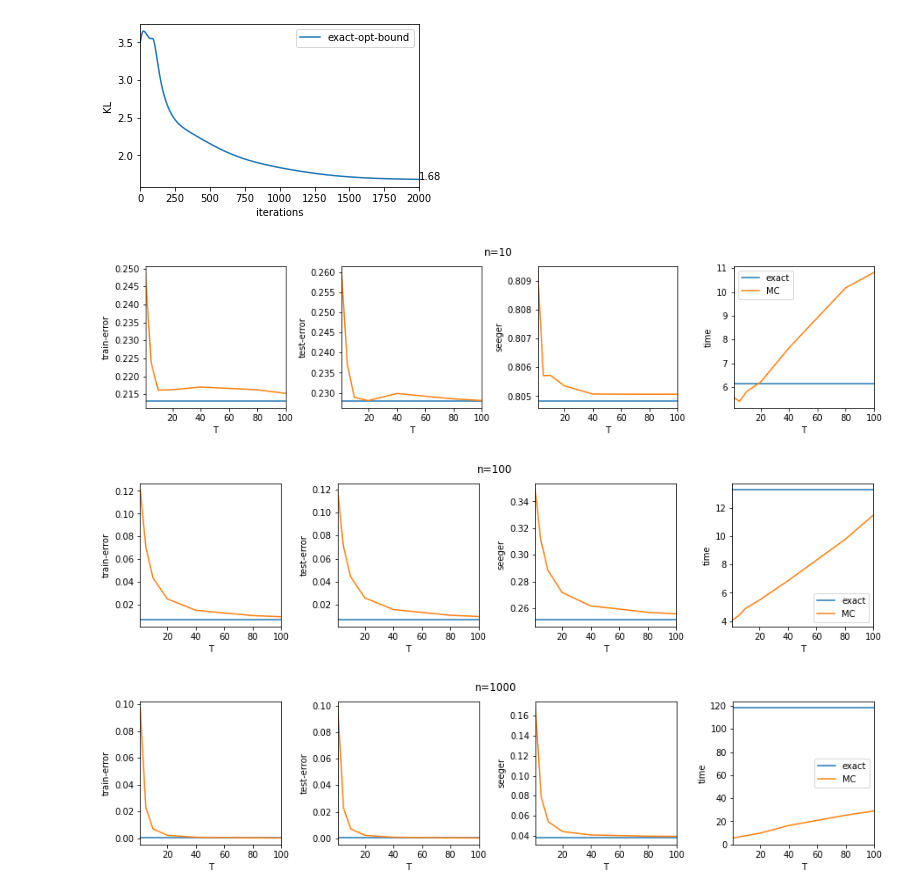
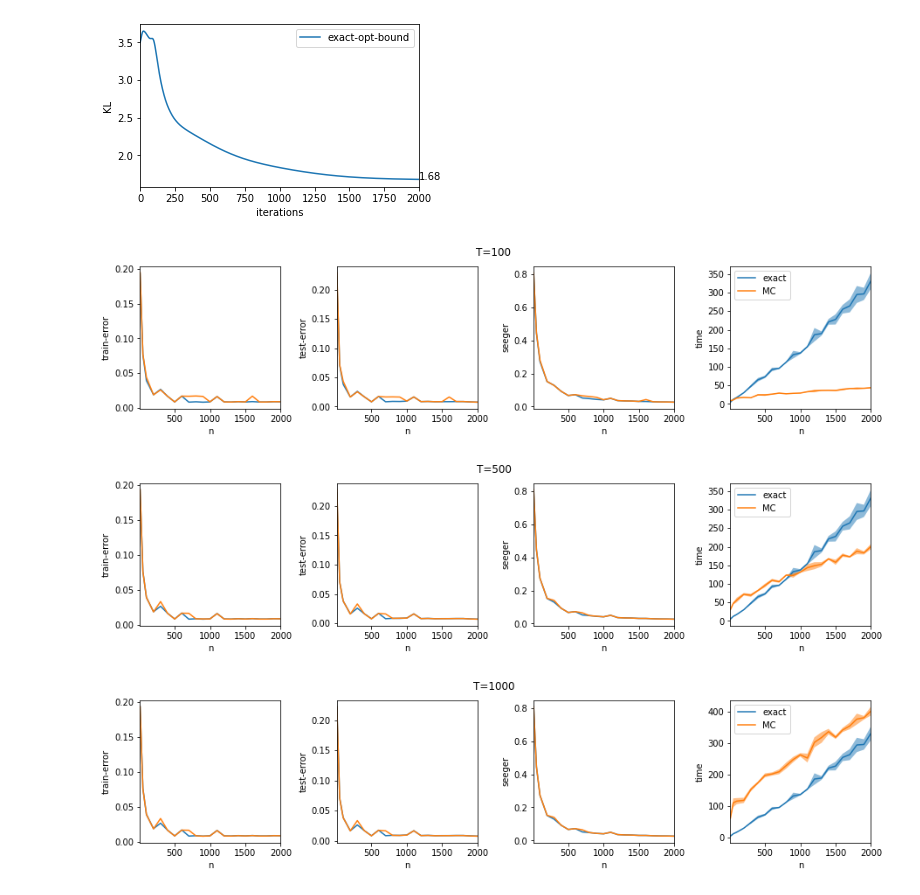
Before and after one commit to vzantedeschi/StocMV, a Jupyter notebook: notebooks/exact-vs-MC.ipynb, the cells around one changed output. Drawn from its saved outputs; the diff is of its cells as text; code cells hidden in the pictures.

```diff
--- a/notebooks/exact-vs-MC.ipynb
+++ b/notebooks/exact-vs-MC.ipynb
@@ -67,8 +67,9 @@ for i, metric in enumerate([r'$||\alpha||_2$', 'gradient', 'objective', 'KL']):
 [figure]
 # %%
 M = 4
-ns = [10, 100, 1000]
-ts = [1, 5, 10, 20, 40, 80, 100]
+
+ns = [10, 50, 100, 200, 300, 400, 500, 600, 700, 800, 900, 1000, 1100, 1200, 1300, 1400, 1500, 1600, 1700, 1800, 1900, 2000]
+ts = [100, 500, 1000]
 methods = ["exact", "MC"]
 bound = "seeger"
 seeds = "541713-541723"
@@ -77,46 +78,51 @@ load_dir = Path(f"../results/latest/moons/")
 
 results = {}
 for n in ns:
-    c_dir = load_dir / f"{n}/MC/{bound}/optimize-bound=True/stumps-uniform/M=4/"
+    c_dir = load_dir / f"{n}/MC/{bound}/optimize-bound=True/stumps-uniform/M={M}/"
 
     results[n] = {}
     results[n]["MC"] = {}
+
     for t in ts:
         path = next(c_dir.rglob(f"**/seeds={seeds}/MC={t}/*.npy"))
         results[n]["MC"][t] = np.load(path, allow_pickle=True).item()
 
-    c_dir = load_dir / f"{n}/exact/{bound}/optimize-bound=True/stumps-uniform/M=4/"
+    c_dir = load_dir / f"{n}/exact/{bound}/optimize-bound=True/stumps-uniform/M={M}/"
     results[n]["exact"] = {}
     path = next(c_dir.rglob(f"**/seeds={seeds}/*.npy"))
     results[n]["exact"] = np.load(path, allow_pickle=True).item()
 # %%
 b = "seeger"
 
-for n in ns:
+for t in ts:
     plt.figure(figsize=(15,3))
 
     for j, e in enumerate(["train-error", "test-error", b, "time"]):
         ax = plt.subplot(141 + j)
 
-        plt.plot(ts, [results[n]["exact"][e][0]] * len(ts), label="exact")
-#         plt.fill_between(ts, [results[n]["exact"][e][0] - results[n]["exact"][e][1]] * len(ts), [results[n]["exact"][e][0] + results[n]["exact"][e][1]] * len(ts), alpha=0.5)
+        plt.plot(ns, [results[n]["exact"][e][0] for n in ns], label="exact")
 
-        y = np.array([results[n]["MC"][t][e][0] for t in ts])
-        err = np.array([results[n]["MC"][t][e][1] for t in ts])
+        if e == "time":
+            plt.fill_between(ns, [results[n]["exact"][e][0] - results[n]["exact"][e][1] for n in ns], [results[n]["exact"][e][0] + results[n]["exact"][e][1] for n in ns], alpha=0.5)
 
-        plt.plot(ts, y, label="MC")
-#         plt.fill_between(ts, y-err, y+err, alpha=0.5)
+        y = np.array([results[n]["MC"][t][e][0] for n in ns])
+        err = np.array([results[n]["MC"][t][e][1] for n in ns])
 
-        plt.xlim(min(ts), max(ts))
+        plt.plot(ns, y, label="MC")
+
+        if e == "time":
+            plt.fill_between(ns, y-err, y+err, alpha=0.5)
+
+        plt.xlim(min(ns), max(ns))
         plt.ylabel(e)
-        plt.xlabel("T")
+        plt.xlabel("n")
 
-    plt.suptitle(f"n={n}")
+    plt.suptitle(f"T={t}")
     plt.subplots_adjust(wspace=0.4)
     plt.legend()
 
-    plt.savefig(f"moons-n={n}-M=4-all-T.pdf", bbox_inches="tight")
+#     plt.savefig(f"moons-n={n}-M=4-all-T.pdf", bbox_inches="tight")
 # %% [output]
-[figure, old version]
+[figure, new version]
-[figure, old version]
+[figure, new version]
-[figure, old version]
+[figure, new version]
```
Also changed, not shown: parts of 5 cells of this notebook, 35 other files.
